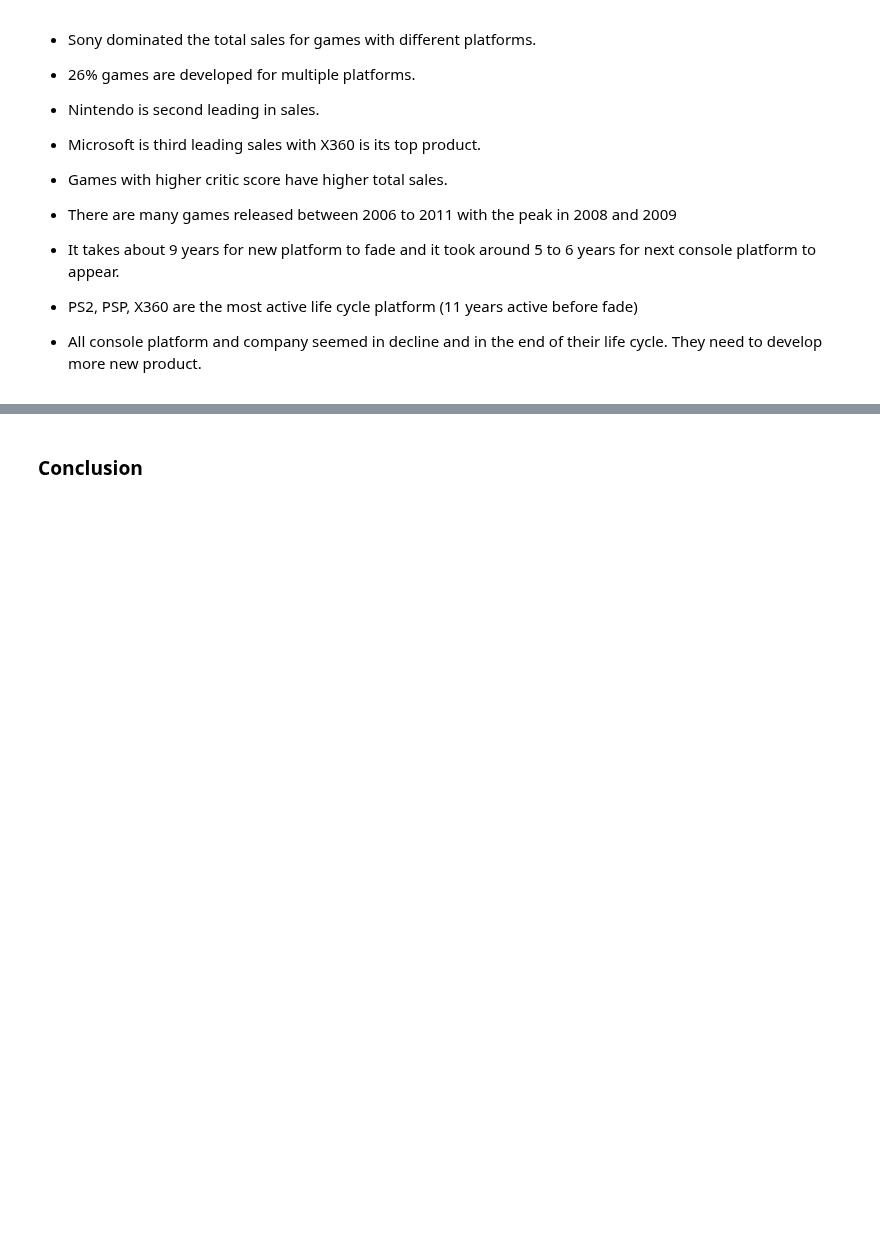
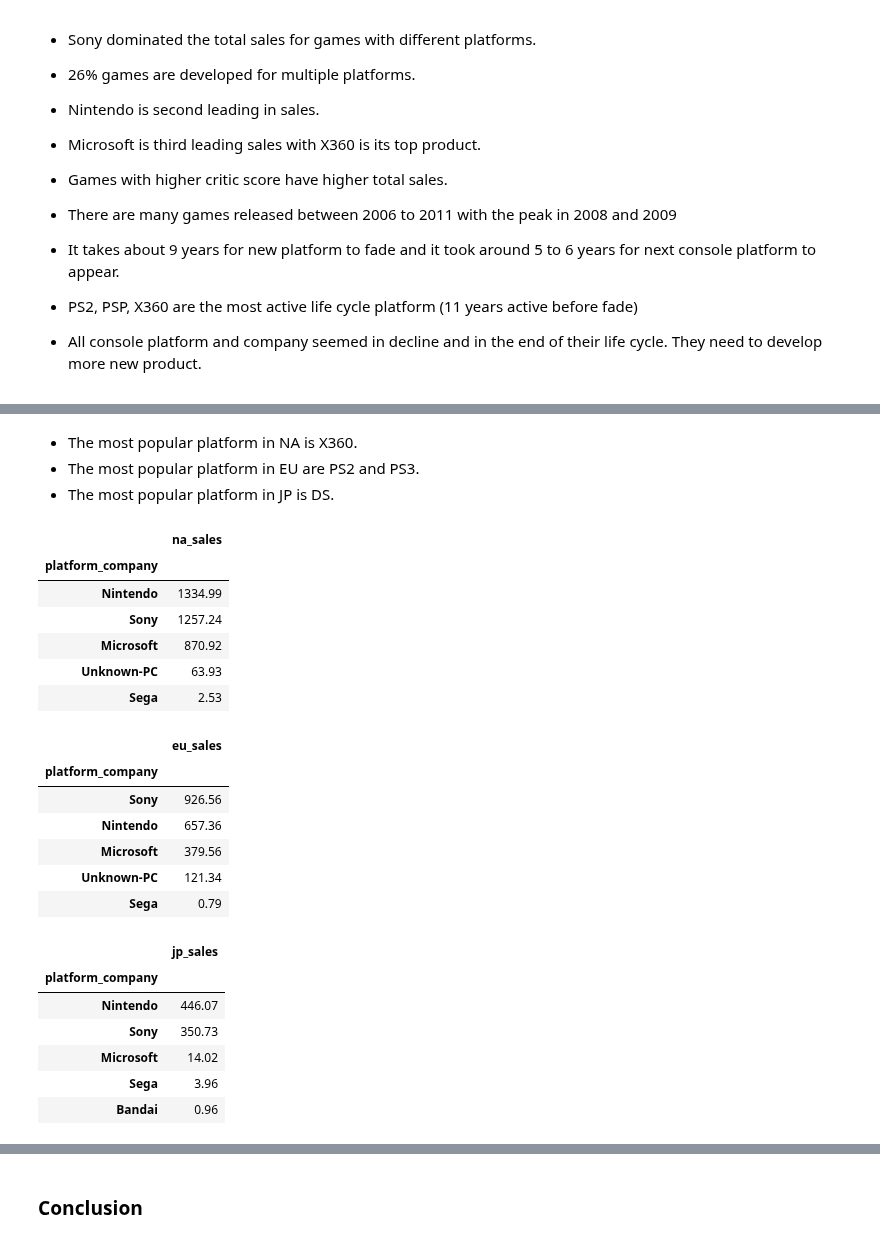
Before and after one commit to rainbowmoonlight/Yandex_Practicum_Projects, a Jupyter notebook: 04 Online Video Game Store Campaign/Online Video Game Store Campaign.ipynb, the cells around one changed output, grey strips where cells are left out. Saved outputs shown, nothing was run; the diff lists cells and outputs as text; code cells hidden in the pictures; blank space fills up the shorter version.

```diff
--- a/04 Online Video Game Store Campaign/Online Video Game Store Campaign.ipynb
+++ b/04 Online Video Game Store Campaign/Online Video Game Store Campaign.ipynb
@@ -1416,0 +1448,29 @@ df.loc[df['genre']=='action'].groupby(['platform'])['total_sales'].agg(['sum','c
+# %% [markdown]
+- The most popular platform in NA is X360.
+- The most popular platform in EU are PS2 and PS3.
+- The most popular platform in JP is DS.
+# %%
+for region in regions:
+    display(df.pivot_table(index='platform_company',values=region,aggfunc='sum').sort_values(by=region,ascending=False).head())
+# %% [output]
+|  | na_sales |
+| platform_company |  |
+| Nintendo | 1334.99 |
+| Sony | 1257.24 |
+| Microsoft | 870.92 |
+| Unknown-PC | 63.93 |
+| Sega | 2.53 |
+|  | eu_sales |
+| platform_company |  |
+| Sony | 926.56 |
+| Nintendo | 657.36 |
+| Microsoft | 379.56 |
+| Unknown-PC | 121.34 |
+| Sega | 0.79 |
+|  | jp_sales |
+| platform_company |  |
+| Nintendo | 446.07 |
+| Sony | 350.73 |
+| Microsoft | 14.02 |
+| Sega | 3.96 |
+| Bandai | 0.96 |
```
Also changed, not shown: parts of 12 cells of this notebook.
